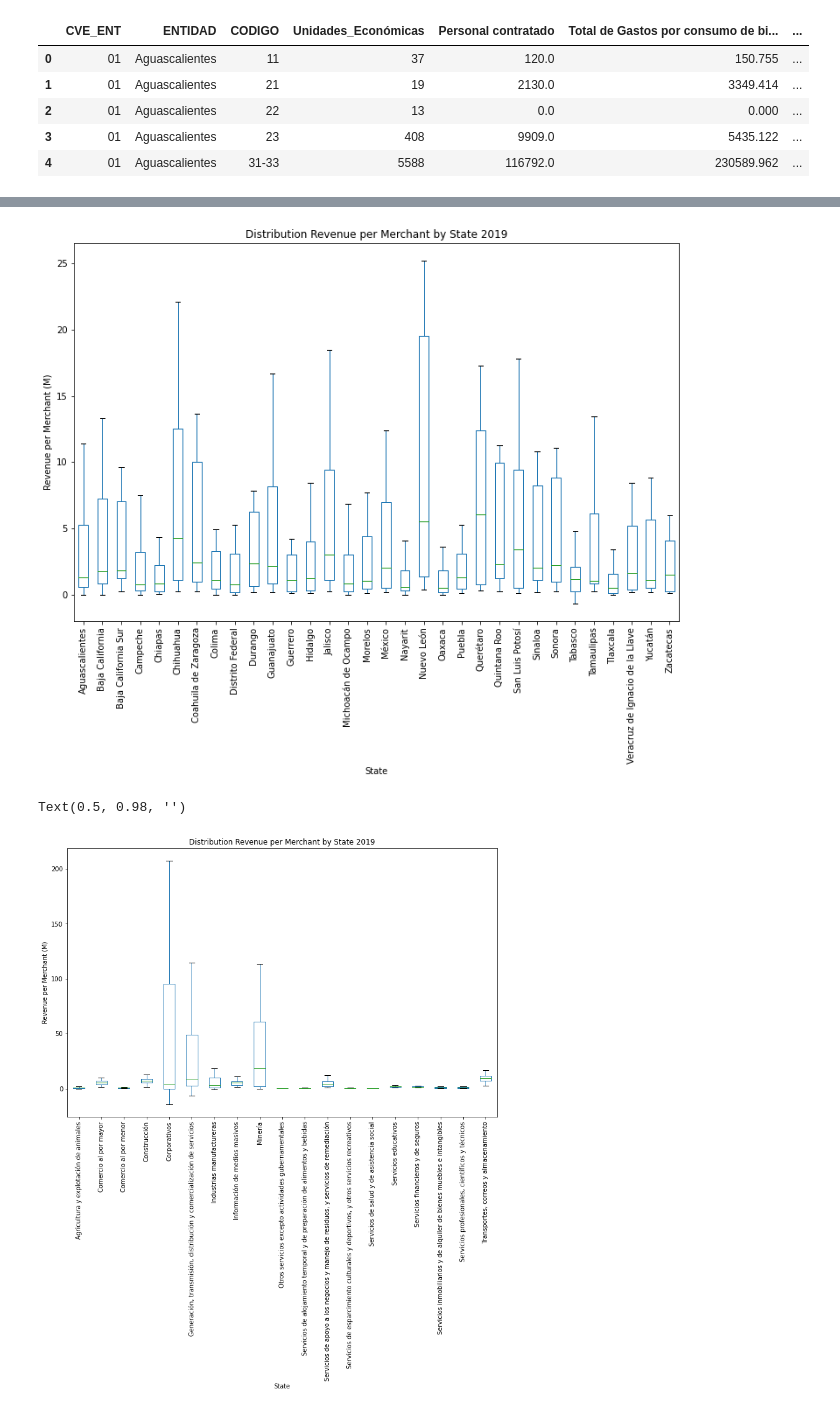
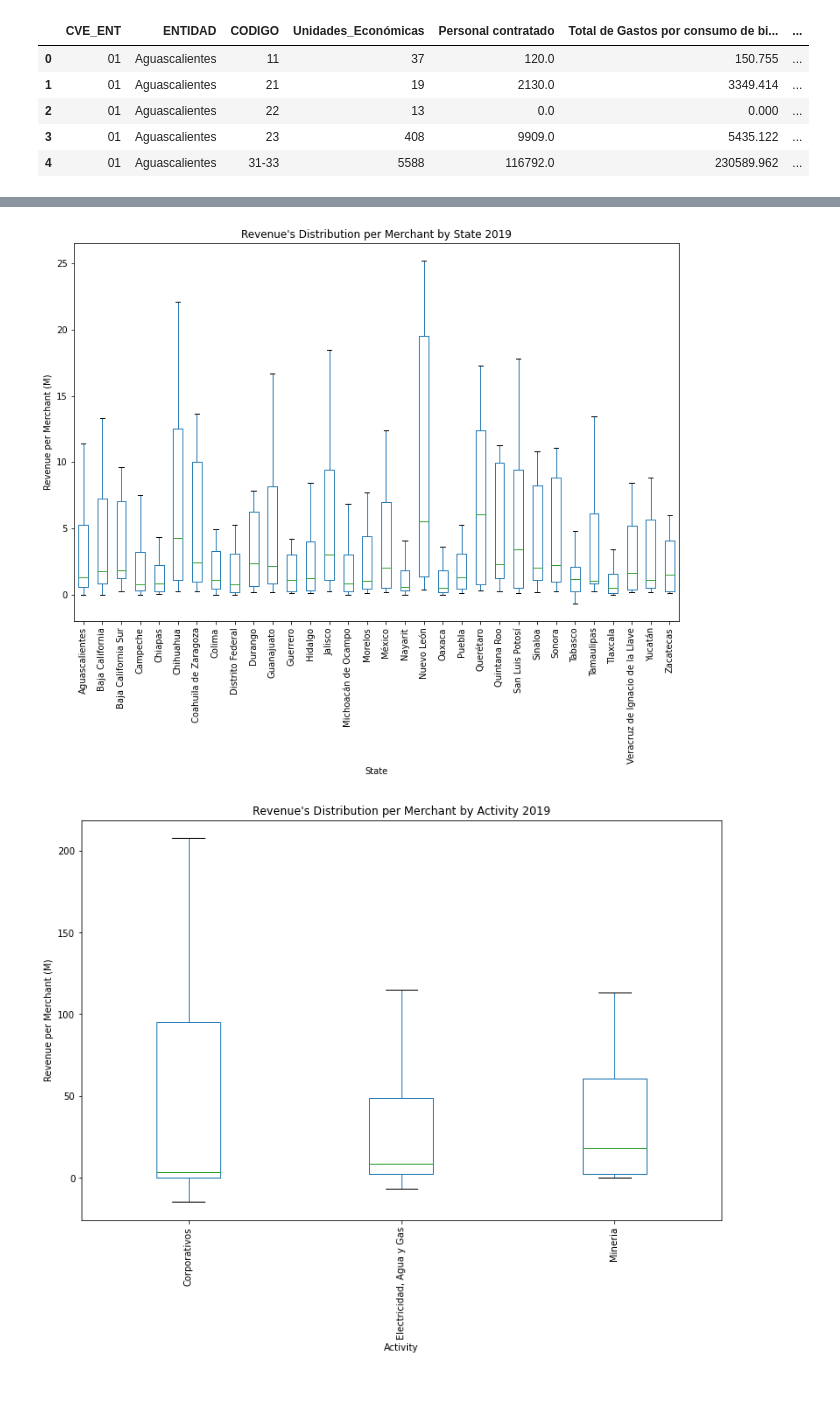
Before and after one commit to damontufar/project1, a Jupyter notebook: data_cleanup/inegi_data_2019.ipynb, the cells around one changed output, grey strips where cells are left out. Drawn from its saved outputs; the diff is of its cells as text; code cells hidden in the pictures.

Commit message:
Adding Boxplots with x axis updated

```diff
--- a/data_cleanup/inegi_data_2019.ipynb
+++ b/data_cleanup/inegi_data_2019.ipynb
@@ -330,6 +324,6 @@ final_df.head()
 # %%
 #Final DF : Selecting ONLY Revenue Variable
 
-final_df =  final_df[["CVE_ENT", "ENTIDAD", "activity_code", "activity_name", "Unidades_Económicas", "Margen por Negocio"]]
+final_df =  final_df[["CVE_ENT", "ENTIDAD", "CODIGO", "Concepto", "Unidades_Económicas", "Margen por Negocio"]]
 final_df.head()
 # %% [output]
@@ -345,7 +339,7 @@ final_df.head()
 #write_path = os.path.join("Resources", "final_df.csv")
 #final_df.to_csv(write_path)
 # %%
-stats = final_df.groupby("activity_name")["Margen por Negocio"].describe()
+stats = final_df.groupby("Concepto")["Margen por Negocio"].describe()
 # %%
 #Metrics for helping defining outliers
 stats["iqr"] = stats["75%"] - stats["25%"]
@@ -374,10 +368,10 @@ stats
 # %%
 #Selecting helper columns to define activities' outliers in the df
 stats.reset_index(inplace = True)
-bounds_df = stats[["activity_name", "lower_bound", "upper_bound"]]
+bounds_df = stats[["Concepto", "lower_bound", "upper_bound"]]
 bounds_df
 #Merging helping columns to df
 
-df = pd.merge(final_df, bounds_df, on = "activity_name", how = "left")
+df = pd.merge(final_df, bounds_df, on = "Concepto", how = "left")
 # %%
 f_df = df.loc[(df["Margen por Negocio"] > df["lower_bound"]) & (df["Margen por Negocio"] < df["upper_bound"])]
@@ -401,6 +400,6 @@ f_stats = f_df.groupby("activity_name")["Margen por Negocio"]
 # %%
 boxplot_act = f_df.boxplot(column = ["Margen por Negocio"], by = "ENTIDAD", figsize= (12,8), rot = 90, fontsize = 10, showfliers = False)
-plt.title("Distribution Revenue per Merchant by State 2019")
+plt.title("Revenue's Distribution per Merchant by State 2019")
 plt.xlabel("State")
 plt.ylabel("Revenue per Merchant (M)")
 plt.grid(None)
@@ -411,4 +410,10 @@ plt.savefig("Images/Boxplot_by_State.png", bbox_inches='tight')
 plt.show()
 plt.close()
 # %% [output]
-[figure, old version]
+[figure, new version]
+# %%
+#Filter for Activities with greatest Revenue
+boxplot_var_act = f_df.loc[
+    (f_df["Concepto"] == "Electricidad, Agua y Gas") |
+    (f_df["Concepto"] == "Corporativos") |
+    (f_df["Concepto"] == "Mineria")]
@@ -415,15 +426,16 @@ plt.close()
 # %%
-boxplot_act = f_df.boxplot(column = ["Margen por Negocio"], by = "activity_name", figsize= (12,8), rot = 90, fontsize = 10, showfliers = False)
-plt.title("Distribution Revenue per Merchant by State 2019")
-plt.xlabel("State")
+#Boxplot for act with greatest Rev
+boxplot_var = boxplot_var_act.boxplot(column = ["Margen por Negocio"], by = "Concepto",
+                                      figsize= (12,8), rot = 90, fontsize = 10, showfliers = False)
+plt.title("Revenue's Distribution per Merchant by Activity 2019")
+plt.xlabel("Activity")
 plt.ylabel("Revenue per Merchant (M)")
 plt.grid(None)
 plt.suptitle("")
 
 #Save the plot and show it
-#plt.savefig("Images/Boxplot_by_State.png", bbox_inches='tight')
-#plt.show()
-#plt.close()
+plt.savefig("Images/Boxplot_by_Activities_G.png", bbox_inches='tight')
+plt.show()
+plt.close()
 # %% [output]
-Text(0.5, 0.98, '')
-[figure, old version]
+[figure, new version]
```
Also changed, not shown: parts of 9 cells of this notebook, 4 other files.
